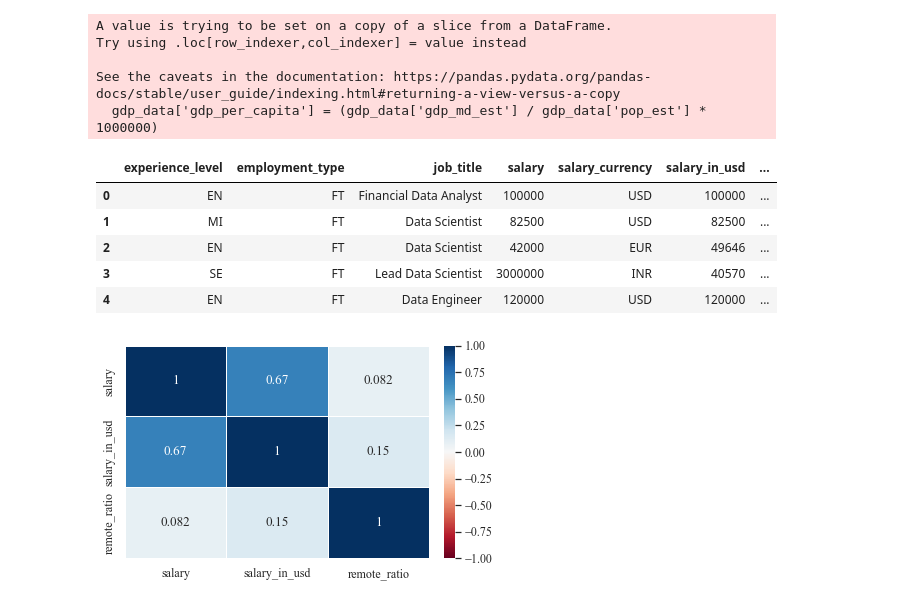
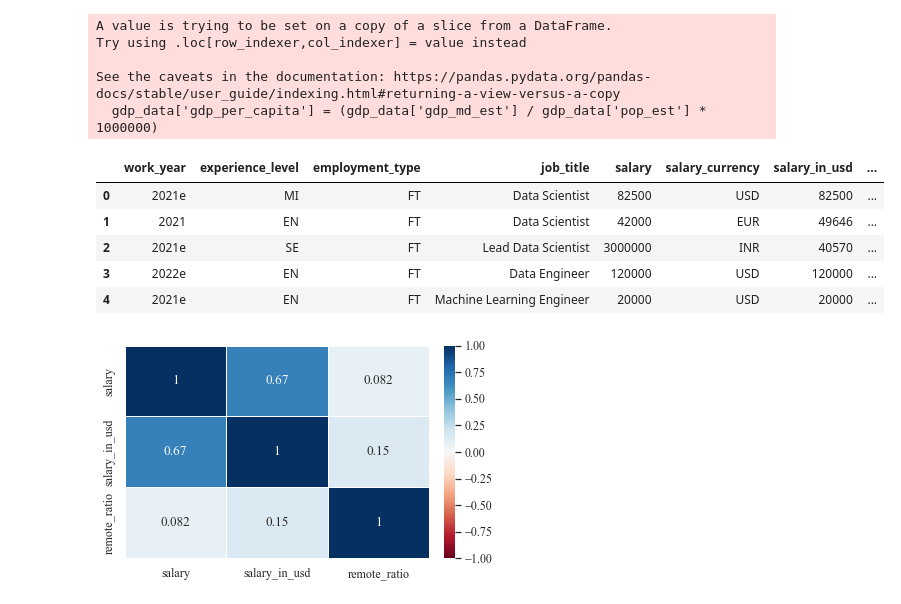
Before and after one commit to manuelarns/Data-Literacy-Project, a Jupyter notebook: src/main.ipynb, the cells around one changed output. Drawn from its saved outputs; the diff is of its cells as text; code cells hidden in the pictures.

```diff
--- a/src/main.ipynb
+++ b/src/main.ipynb
@@ -79,39 +79,38 @@ See the caveats in the documentation: https://pandas.pydata.org/pandas-docs/stab
 # %%
 ai = pd.read_csv('../data/ai-salaries.csv')
 rm = pd.read_csv('../data/salaries.csv')
 
-ai.drop({'work_year'}, axis=1, inplace=True)
-rm.drop({'work_year'}, axis=1, inplace=True)
-
-sim = pd.merge(ai, rm, left_on=['experience_level',
+sim = pd.merge(ai, rm, left_on=['work_year',
+                                'experience_level',
                                 'employment_type',
                                 'job_title',
                                 'salary',
                                 'salary_currency',
                                 'salary_in_usd',
                                 'employee_residence',
                                 'remote_ratio',
                                 'company_location',
                                 'company_size'],
-                        right_on=['experience_level',
+                        right_on=['work_year',
+                                'experience_level',
                                 'employment_type',
                                 'job_title',
                                 'salary',
                                 'salary_currency',
                                 'salary_in_usd',
                                 'employee_residence',
                                 'remote_ratio',
                                 'company_location',
-                                'company_size'], how='left')
+                                'company_size'])
 
 sim.head()
 # %% [output]
-|  | experience_level | employment_type | job_title | salary | salary_currency | salary_in_usd | ... |
-| 0 | EN | FT | Financial Data Analyst | 100000 | USD | 100000 | ... |
-| 1 | MI | FT | Data Scientist | 82500 | USD | 82500 | ... |
-| 2 | EN | FT | Data Scientist | 42000 | EUR | 49646 | ... |
-| 3 | SE | FT | Lead Data Scientist | 3000000 | INR | 40570 | ... |
-| 4 | EN | FT | Data Engineer | 120000 | USD | 120000 | ... |
+|  | work_year | experience_level | employment_type | job_title | salary | salary_currency | salary_in_usd | ... |
+| 0 | 2021e | MI | FT | Data Scientist | 82500 | USD | 82500 | ... |
+| 1 | 2021 | EN | FT | Data Scientist | 42000 | EUR | 49646 | ... |
+| 2 | 2021e | SE | FT | Lead Data Scientist | 3000000 | INR | 40570 | ... |
+| 3 | 2022e | EN | FT | Data Engineer | 120000 | USD | 120000 | ... |
+| 4 | 2021e | EN | FT | Machine Learning Engineer | 20000 | USD | 20000 | ... |
 # %%
 import seaborn as sns
 
```
